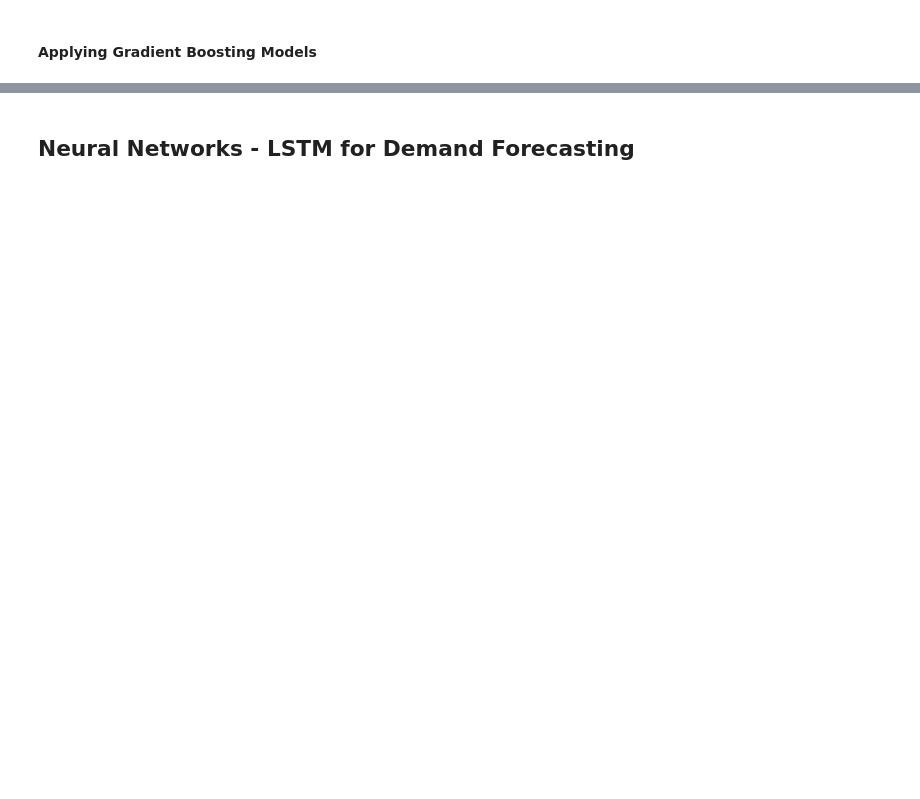
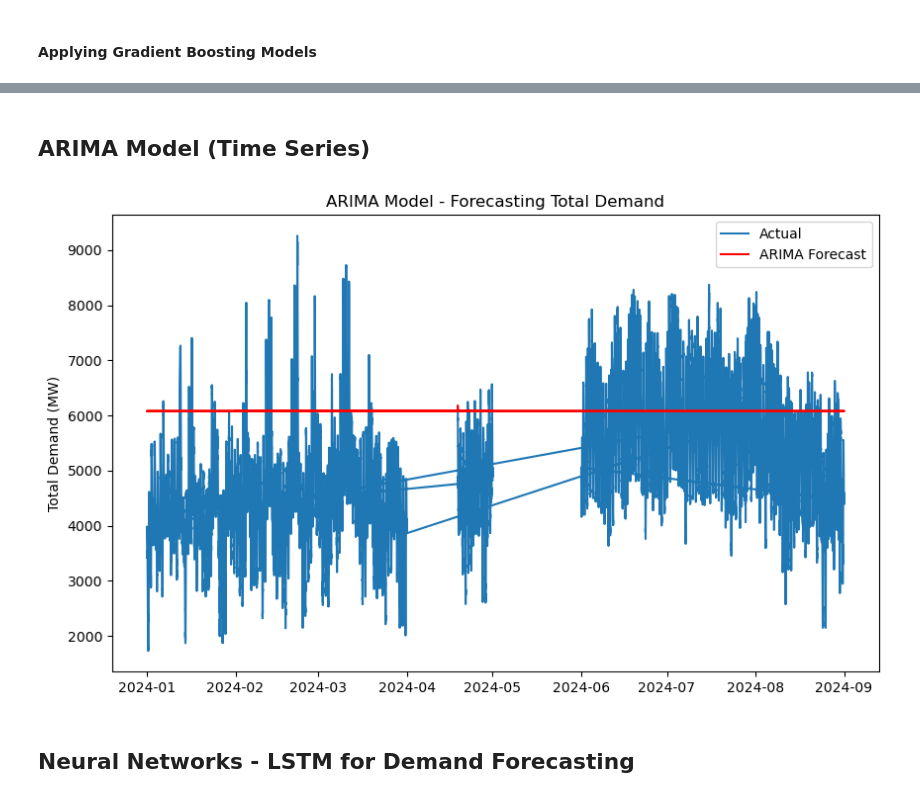
Before and after one commit to Anup-TG/Data-Science, a Jupyter notebook: AEMO/Demand Forecasting Model.ipynb, the cells around one changed output, grey strips where cells are left out. Cells and saved outputs as stored; diff of their text form; code cells hidden in the pictures; blank space fills up the shorter version.

```diff
--- a/AEMO/Demand Forecasting Model.ipynb
+++ b/AEMO/Demand Forecasting Model.ipynb
@@ -130,3 +127,22 @@ Gradient Boosting Model MSE: 3125.22
+# %% [markdown]
+## ARIMA Model (Time Series)
+# %%
+import statsmodels.api as sm
+
+arima_model = sm.tsa.ARIMA(train, order=(5,1,0))
+arima_fit = arima_model.fit()
+
+arima_pred = arima_fit.forecast(steps=len(test))
+
+plt.figure(figsize=(10,6))
+plt.plot(test.index, test, label='Actual')
+plt.plot(test.index, arima_pred, label='ARIMA Forecast', color='red')
+plt.title('ARIMA Model - Forecasting Total Demand')
+plt.ylabel('Total Demand (MW)')
+plt.legend()
+plt.show()
+# %% [output]
+[figure, added]
 # %% [markdown]
 ## Neural Networks - LSTM for Demand Forecasting
 # %%
```
Also changed, not shown: parts of 8 cells of this notebook.
